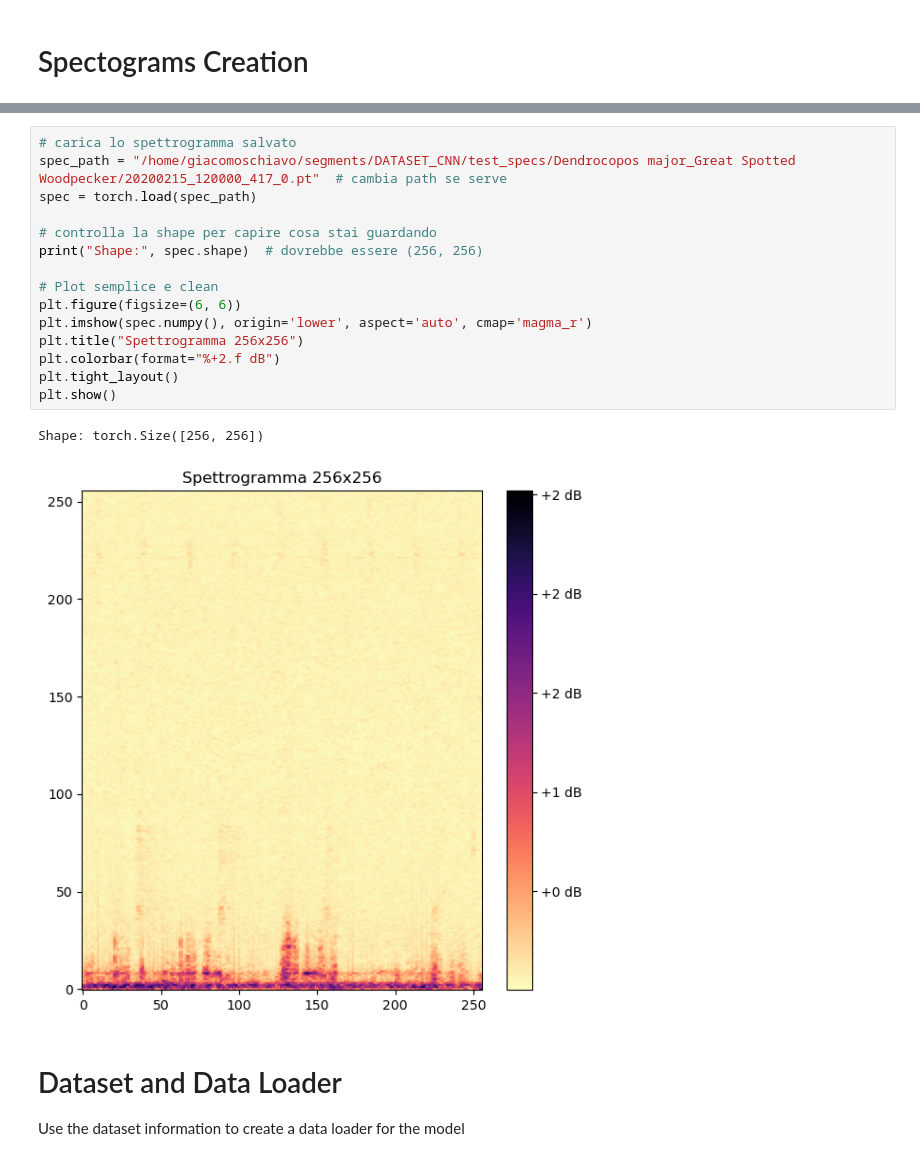
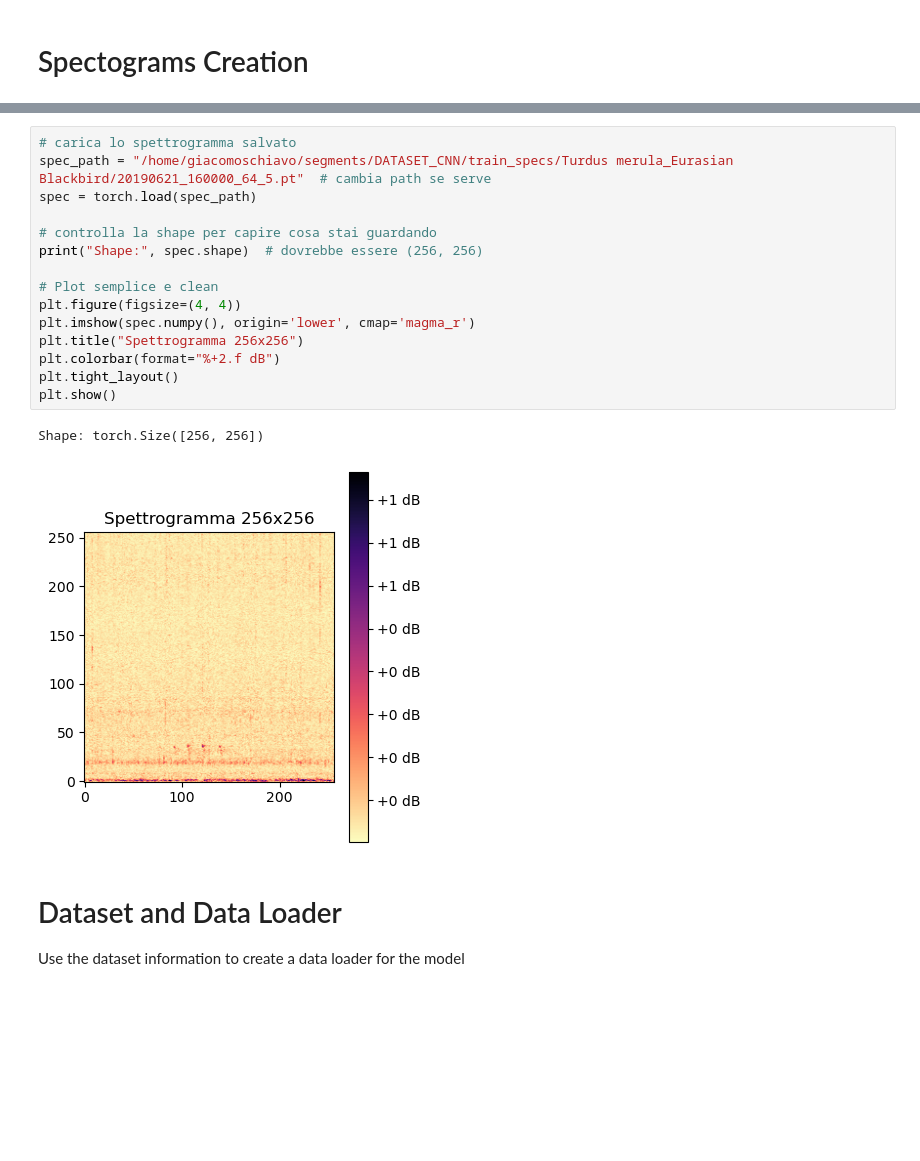
Before and after one commit to giacomoschiavo/finetuning-BirdNET, a Jupyter notebook: 5_new_model_testing.ipynb, the cells around one changed output, grey strips where cells are left out. Drawn from its saved outputs; the diff is of its cells as text; blank space fills up the shorter version.

```diff
--- a/5_new_model_testing.ipynb
+++ b/5_new_model_testing.ipynb
@@ -93,22 +160,22 @@ Processing: Fringilla coelebs_Common Chaffinch
 Processing: Turdus philomelos_Song Thrush
 # %%
 # carica lo spettrogramma salvato
-spec_path = "/home/giacomoschiavo/segments/DATASET_CNN/test_specs/Dendrocopos major_Great Spotted Woodpecker/20200215_120000_417_0.pt"  # cambia path se serve
+spec_path = "/home/giacomoschiavo/segments/DATASET_CNN/train_specs/Turdus merula_Eurasian Blackbird/20190621_160000_64_5.pt"  # cambia path se serve
 spec = torch.load(spec_path)
 
 # controlla la shape per capire cosa stai guardando
 print("Shape:", spec.shape)  # dovrebbe essere (256, 256)
 
 # Plot semplice e clean
-plt.figure(figsize=(6, 6))
-plt.imshow(spec.numpy(), origin='lower', aspect='auto', cmap='magma_r')
+plt.figure(figsize=(4, 4))
+plt.imshow(spec.numpy(), origin='lower', cmap='magma_r')
 plt.title("Spettrogramma 256x256")
 plt.colorbar(format="%+2.f dB")
 plt.tight_layout()
 plt.show()
 # %% [output]
 Shape: torch.Size([256, 256])
-[figure, old version]
+[figure, new version]
 # %% [markdown]
 # Dataset and Data Loader
 Use the dataset information to create a data loader for the model
```
Also changed, not shown: parts of 15 cells of this notebook, 11 other files.
